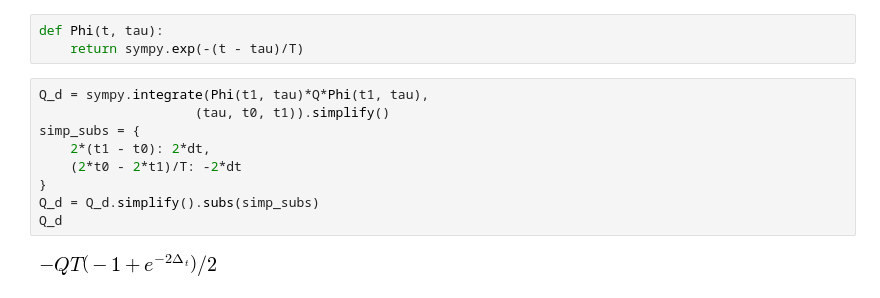
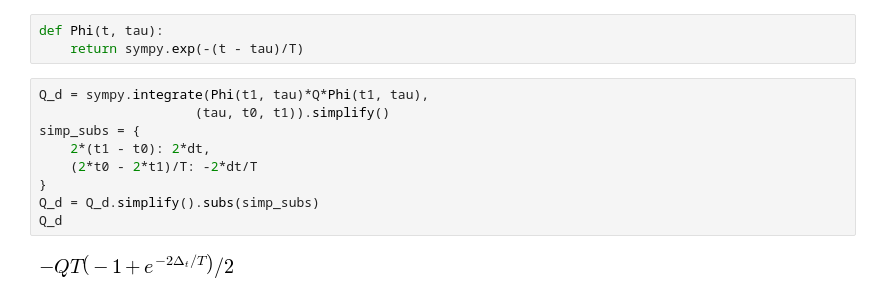
Before and after one commit to jgoppert/iekf_analysis, a Jupyter notebook: Sensor Noise Derivation.ipynb, the cells around one changed output. Cells and saved outputs as stored; diff of their text form.

```diff
--- a/Sensor Noise Derivation.ipynb
+++ b/Sensor Noise Derivation.ipynb
@@ -11,11 +14,11 @@ def Phi(t, tau):
 # %%
 Q_d = sympy.integrate(Phi(t1, tau)*Q*Phi(t1, tau),
                     (tau, t0, t1)).simplify()
 simp_subs = {
     2*(t1 - t0): 2*dt,
-    (2*t0 - 2*t1)/T: -2*dt
+    (2*t0 - 2*t1)/T: -2*dt/T
 }
 Q_d = Q_d.simplify().subs(simp_subs)
 Q_d
 # %% [output]
-[figure, old version]
+[figure, new version]
```
Also changed, not shown: parts of 2 cells of this notebook, 13 other files.
